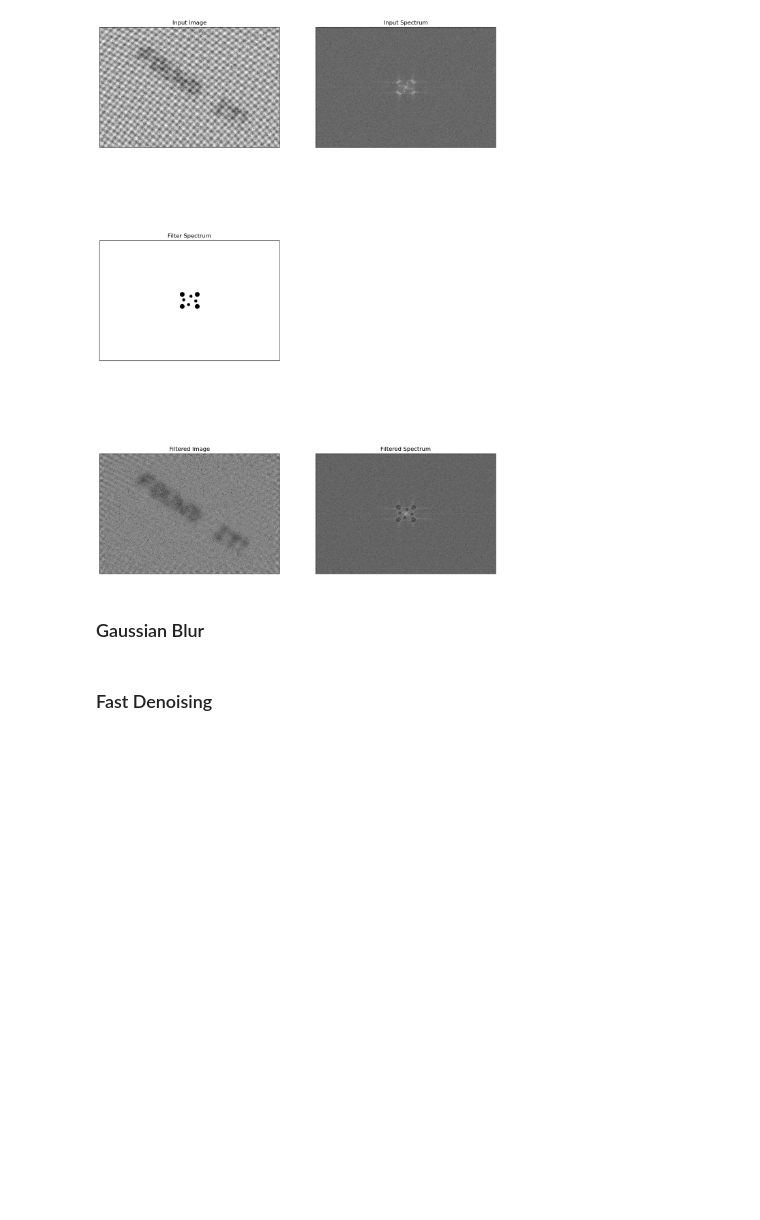
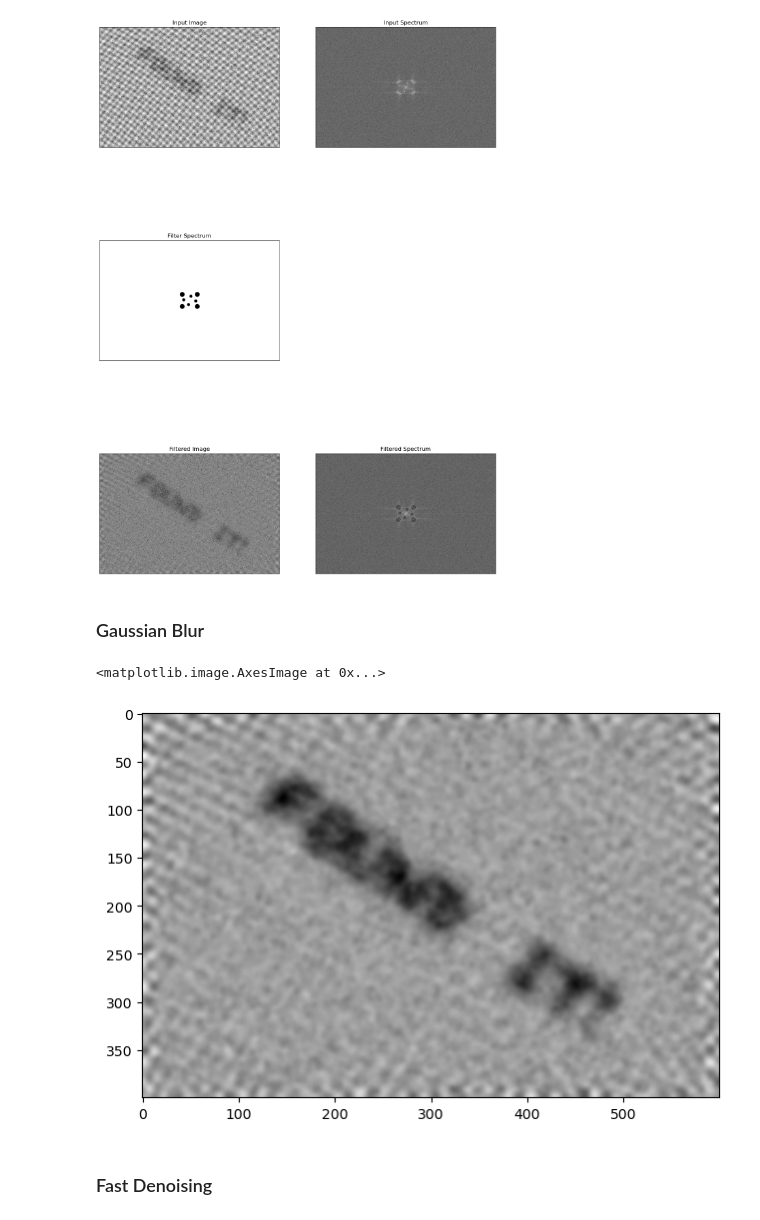
Before and after one commit to findingmarta/VCPI-2324, a Jupyter notebook: HiddenLetters/Letters copy 2.ipynb, the cells around one changed output. Cells and saved outputs as stored; diff of their text form; code cells hidden in the pictures; blank space fills up the shorter version.

```diff
--- a/HiddenLetters/Letters copy 2.ipynb
+++ b/HiddenLetters/Letters copy 2.ipynb
@@ -145,10 +145,13 @@ imgNotch = img_back.astype(np.uint8)
 ### Gaussian Blur
 # %%
 m=17
-#dImg = cv2.GaussianBlur(imgNotch,(m,m),0)
+gauss_blur = cv2.GaussianBlur(imgNotch,(m,m),0)
 
-#fig = plt.figure(figsize=(15,5))
-#plt.imshow(dImg, cmap='gray')
+fig = plt.figure(figsize=(15,5))
+plt.imshow(gauss_blur, cmap='gray')
+# %% [output]
+<matplotlib.image.AxesImage at 0x...>
+[figure, added]
 # %% [markdown]
 ### Fast Denoising
 # %%
```
Also changed, not shown: parts of 10 cells of this notebook, 2 other files.
